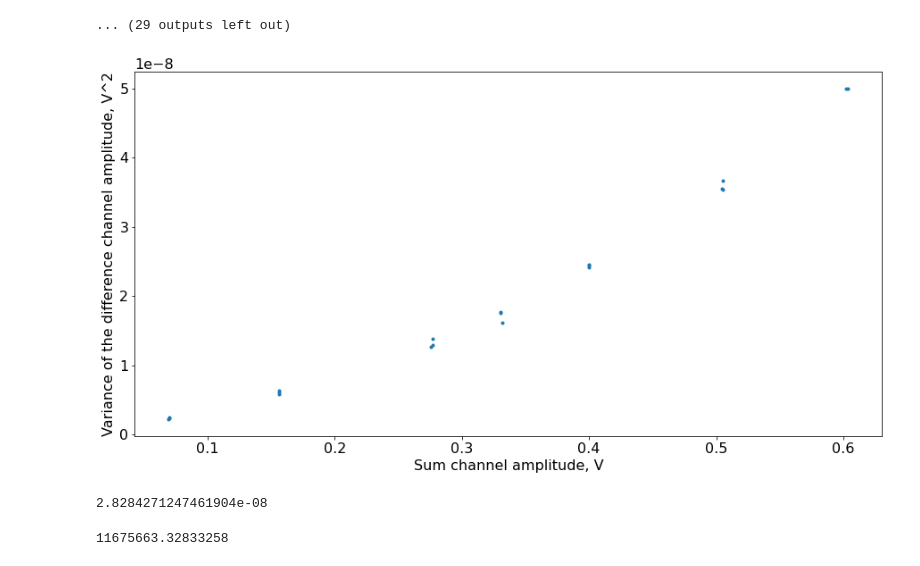
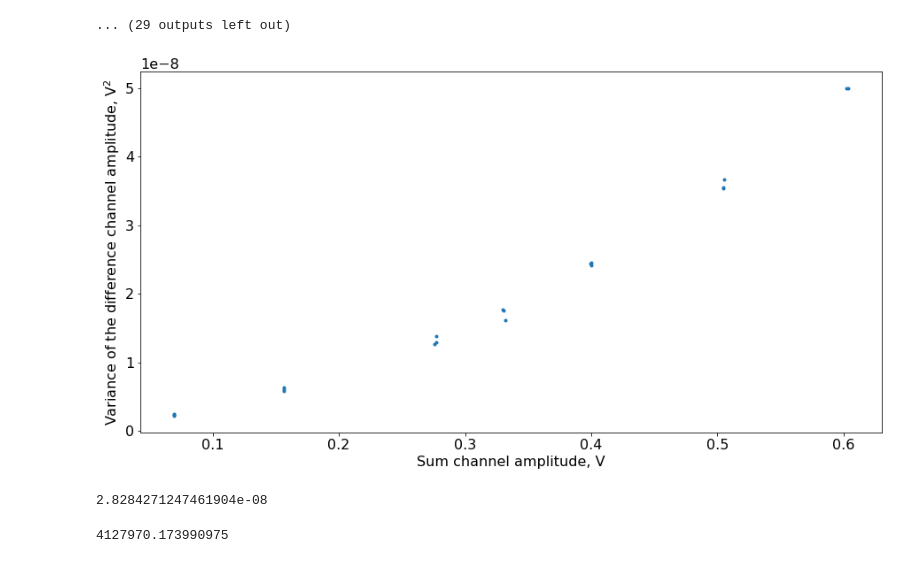
Before and after one commit to IharLobach/fur, a Jupyter notebook: shifts/shift_03_10_2020/nd_filters_data_03_10_2020.ipynb, the cells around one changed output. Cells and saved outputs as stored; diff of their text form; code cells hidden in the pictures.

```diff
--- a/shifts/shift_03_10_2020/nd_filters_data_03_10_2020.ipynb
+++ b/shifts/shift_03_10_2020/nd_filters_data_03_10_2020.ipynb
@@ -80,13 +80,15 @@ for i in range(1,4):
     res_df.iloc[:,i] = res_df.iloc[:,i].astype(np.float32)
 # %%
 res_df.to_csv(waveforms_dir.fi("res_df.csv"))
+# %%
+res_df = pd.read_csv(waveforms_dir.fi("res_df.csv"))
 # %%
 plt.plot(res_df["ch2_amplitude"],res_df["var_of_ch1_amplitude"] ,'.')
 plt.xlabel("Sum channel amplitude, V")
-plt.ylabel("Variance of the difference channel amplitude, V^2")
+plt.ylabel("Variance of the difference channel amplitude, V$^2$")
 plt.show()
 # %% [output]
-[figure, old version]
+[figure, new version]
 # %%
 alpha = 1.6e-19/2e-12*np.sqrt(2)/4
 alpha
@@ -99,10 +101,10 @@ x2 = x1**2
 y = np.insert(res_df["var_of_ch1_amplitude"].values,0,0)-alpha*x1
 reg.fit(x2.reshape((len(x2), 1)), y)
 a = reg.coef_[0]
-Mf = 1/a
+Mf = np.sqrt(2)/(4*a)
 Mf
 # %% [output]
-11675663.32833258
+4127970.173990975
 # %%
 plt.plot(res_df["ch2_amplitude"],res_df["var_of_ch1_amplitude"] ,'.')
 x_f = np.linspace(0,max(x1),1000)
```
Also changed, not shown: parts of 3 cells of this notebook, 1 other file.
